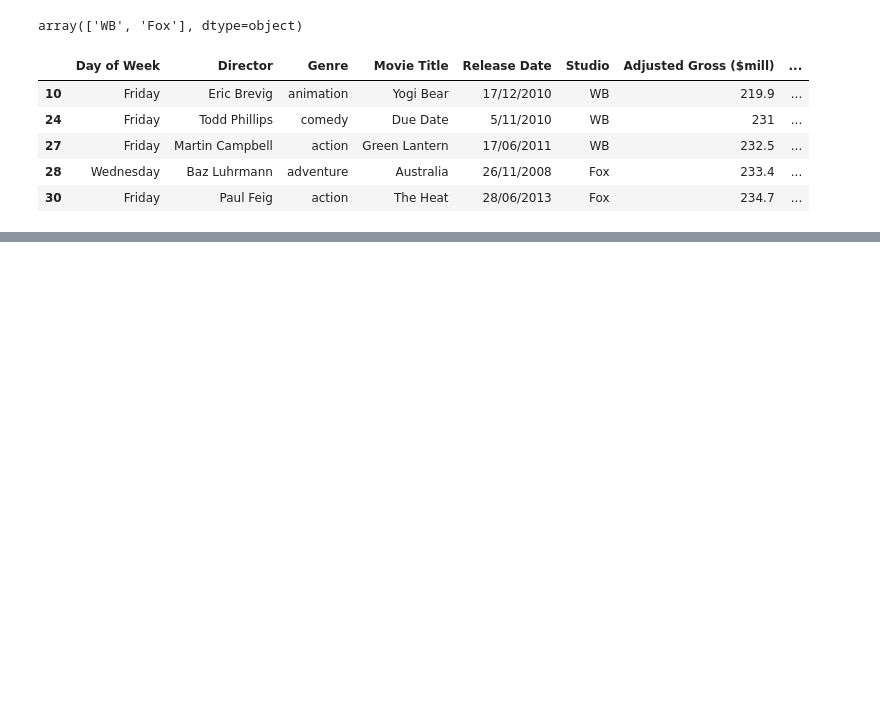
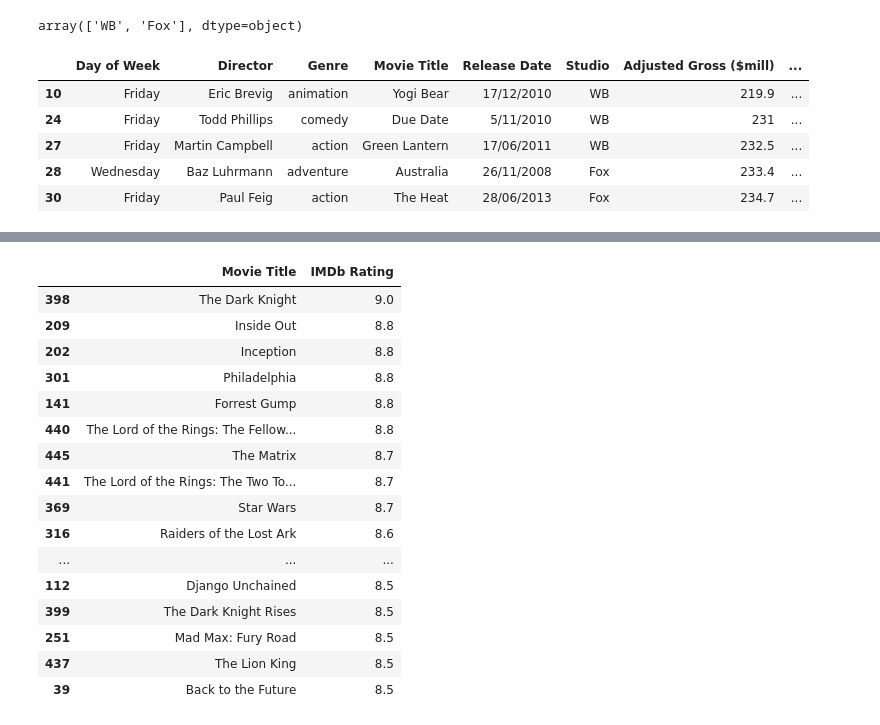
Before and after one commit to Gcango/Filmes_Exibi--o_Prod_Investimento, a Jupyter notebook: Analise_Produtoras_Generos_Filmes.ipynb, the cells around one changed output, grey strips where cells are left out. Cells and saved outputs as stored; diff of their text form; code cells hidden in the pictures; blank space fills up the shorter version.

```diff
--- a/Analise_Produtoras_Generos_Filmes.ipynb
+++ b/Analise_Produtoras_Generos_Filmes.ipynb
@@ -227,0 +291,21 @@ dados2.head(5)
+# %%
+rating = dados.groupby('Movie Title')['IMDb Rating'].max().reset_index().sort_values(by='IMDb Rating', ascending=False)
+rating.head(20)
+# %% [output]
+|  | Movie Title | IMDb Rating |
+| 398 | The Dark Knight | 9.0 |
+| 209 | Inside Out | 8.8 |
+| 202 | Inception | 8.8 |
+| 301 | Philadelphia | 8.8 |
+| 141 | Forrest Gump | 8.8 |
+| 440 | The Lord of the Rings: The Fellow... | 8.8 |
+| 445 | The Matrix | 8.7 |
+| 441 | The Lord of the Rings: The Two To... | 8.7 |
+| 369 | Star Wars | 8.7 |
+| 316 | Raiders of the Lost Ark | 8.6 |
+| ... | ... | ... |
+| 112 | Django Unchained | 8.5 |
+| 399 | The Dark Knight Rises | 8.5 |
+| 251 | Mad Max: Fury Road | 8.5 |
+| 437 | The Lion King | 8.5 |
+| 39 | Back to the Future | 8.5 |
```
Also changed, not shown: parts of 13 cells of this notebook.
